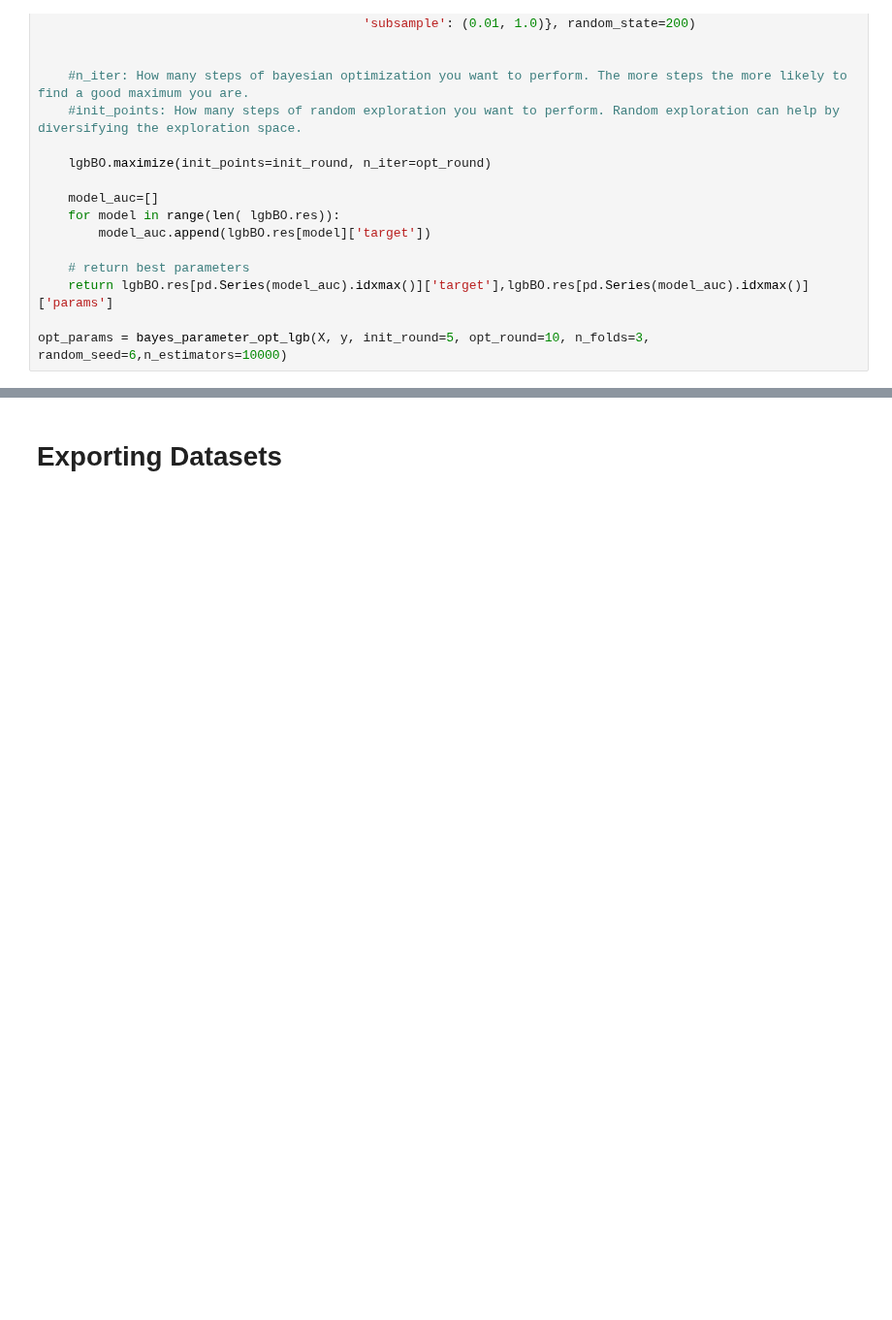
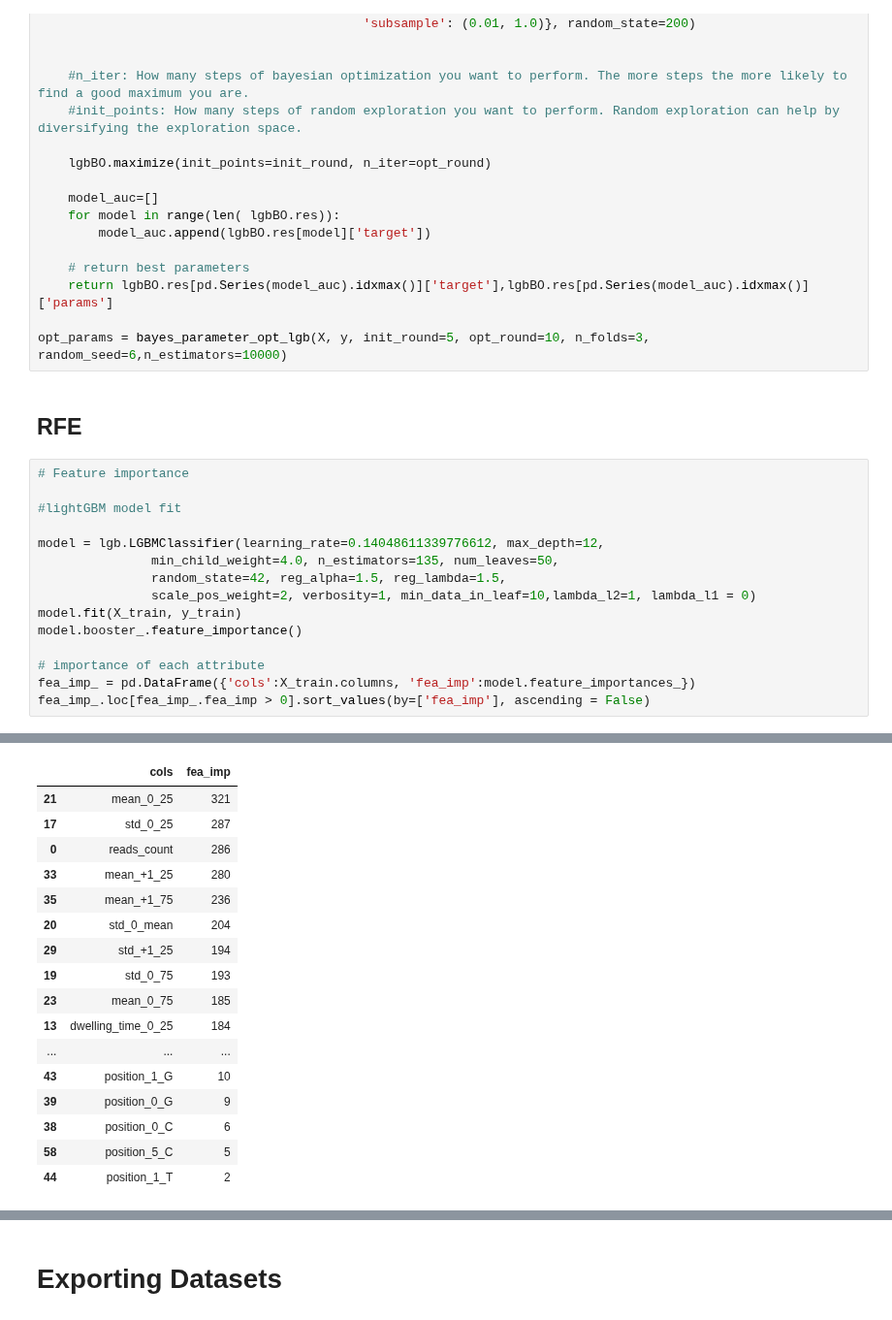
Before and after one commit to claudia-07/DSA4262-ACMXZ, a Jupyter notebook: modelling/Modelling_MinYu.ipynb, the cells around one changed output, grey strips where cells are left out. Shown at 97% size. Saved outputs shown, nothing was run; the diff lists cells and outputs as text; blank space fills up the shorter version.

```diff
--- a/modelling/Modelling_MinYu.ipynb
+++ b/modelling/Modelling_MinYu.ipynb
@@ -524,3 +504,21 @@ def bayes_parameter_opt_lgb(X, y, init_round=15, opt_round=25, n_folds=3, random
     return lgbBO.res[pd.Series(model_auc).idxmax()]['target'],lgbBO.res[pd.Series(model_auc).idxmax()]['params']
 
 opt_params = bayes_parameter_opt_lgb(X, y, init_round=5, opt_round=10, n_folds=3, random_seed=6,n_estimators=10000)
+# %% [markdown]
+## RFE
+# %%
+# Feature importance
+
+#lightGBM model fit
+
+model = lgb.LGBMClassifier(learning_rate=0.14048611339776612, max_depth=12,
+               min_child_weight=4.0, n_estimators=135, num_leaves=50,
+               random_state=42, reg_alpha=1.5, reg_lambda=1.5,
+               scale_pos_weight=2, verbosity=1, min_data_in_leaf=10,lambda_l2=1, lambda_l1 = 0)
+model.fit(X_train, y_train)
+model.booster_.feature_importance()
+
+# importance of each attribute
+fea_imp_ = pd.DataFrame({'cols':X_train.columns, 'fea_imp':model.feature_importances_})
+fea_imp_.loc[fea_imp_.fea_imp > 0].sort_values(by=['fea_imp'], ascending = False)
+# %% [output]
@@ -526,0 +541,17 @@ opt_params = bayes_parameter_opt_lgb(X, y, init_round=5, opt_round=10, n_folds=3
+|  | cols | fea_imp |
+| 21 | mean_0_25 | 321 |
+| 17 | std_0_25 | 287 |
+| 0 | reads_count | 286 |
+| 33 | mean_+1_25 | 280 |
+| 35 | mean_+1_75 | 236 |
+| 20 | std_0_mean | 204 |
+| 29 | std_+1_25 | 194 |
+| 19 | std_0_75 | 193 |
+| 23 | mean_0_75 | 185 |
+| 13 | dwelling_time_0_25 | 184 |
+| ... | ... | ... |
+| 43 | position_1_G | 10 |
+| 39 | position_0_G | 9 |
+| 38 | position_0_C | 6 |
+| 58 | position_5_C | 5 |
+| 44 | position_1_T | 2 |
```
Also changed, not shown: parts of 19 cells of this notebook.
